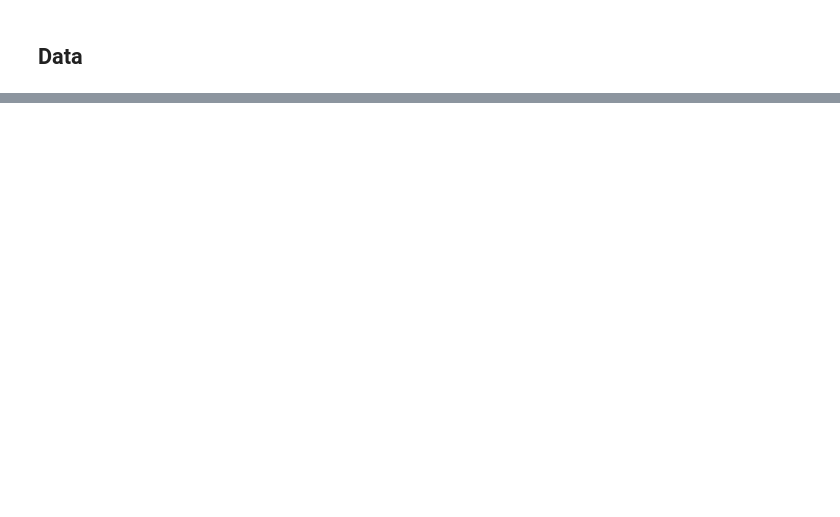
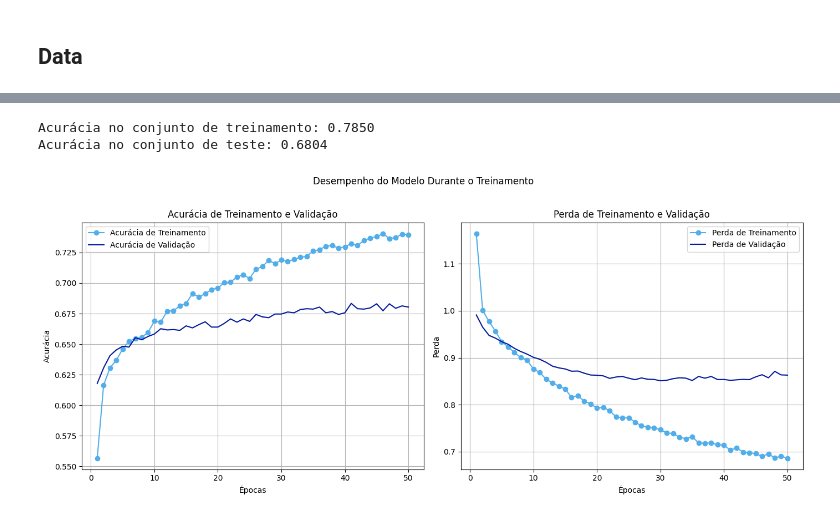
Before and after one commit to leticiatavaresds/Analysis-of-Songs-in-Portuguese, a Jupyter notebook: 02_Analysis/04_Best_Model.ipynb, the cells around one changed output, grey strips where cells are left out. Drawn from its saved outputs; the diff is of its cells as text; code cells hidden in the pictures; blank space fills up the shorter version.

```diff
--- a/02_Analysis/04_Best_Model.ipynb
+++ b/02_Analysis/04_Best_Model.ipynb
@@ -216,0 +114,17 @@ plt.show()
+# %%
+# Inicialize o modelo
+model = create_nn_model(
+    dense_sizes=params["dense_sizes"],
+    dropout_rate=params["dropout_rate"],
+    input_shape=X.shape[1],  # Substitua pelo tamanho real do input
+    output_shape=y.shape[1],  # Número de classes
+)
+
+# Treine o modelo e salve o histórico
+history = model.fit(
+    X_train_scaled,
+    y_train,
+    epochs=50,
+    batch_size=params["batch_size"],  # Ajuste o batch_size conforme necessário
+    validation_data=(X_test_scaled, y_test)
+)
@@ -216,0 +149,49 @@ plt.show()
+# %%
+# Avaliar o modelo no conjunto de treinamento
+train_loss, train_accuracy = model.evaluate(X_train_scaled, y_train, verbose=0)
+print(f'Acurácia no conjunto de treinamento: {train_accuracy:.4f}')
+
+# Avaliar o modelo no conjunto de teste
+test_loss, test_accuracy = model.evaluate(X_test_scaled, y_test, verbose=0)
+print(f'Acurácia no conjunto de teste: {test_accuracy:.4f}')
+
+# Extraindo os dados de acurácia e perda do histórico
+train_acc = history.history['accuracy']
+val_acc = history.history['val_accuracy']
+train_loss = history.history['loss']
+val_loss = history.history['val_loss']
+
+# Definindo o número de épocas
+epochs = range(1, len(train_acc) + 1)
+
+# Criar a figura e os eixos
+fig, (ax1, ax2) = plt.subplots(1, 2, figsize=(14, 6))
+
+# Plotar a acurácia
+ax1.plot(epochs, train_acc, color='#52aeea', marker='o', label='Acurácia de Treinamento')
+ax1.plot(epochs, val_acc, color = '#04199d', label='Acurácia de Validação')
+ax1.set_title('Acurácia de Treinamento e Validação')
+ax1.set_xlabel('Épocas')
+ax1.set_ylabel('Acurácia')
+ax1.legend()
+ax1.grid(True)
+
+# Plotar a perda
+ax2.plot(epochs, train_loss, color='#52aeea', marker='o',label='Perda de Treinamento')
+ax2.plot(epochs, val_loss, color = '#04199d', label='Perda de Validação')
+ax2.set_title('Perda de Treinamento e Validação')
+ax2.set_xlabel('Épocas')
+ax2.set_ylabel('Perda')
+ax2.legend()
+ax2.grid(True)
+
+# Título geral da figura
+fig.suptitle('Desempenho do Modelo Durante o Treinamento')
+
+# Ajustar layout e exibir os gráficos
+plt.tight_layout(rect=[0, 0, 1, 0.96])  # Ajustar o layout para o título geral
+plt.show()
+# %% [output]
+Acurácia no conjunto de treinamento: 0.7850
+Acurácia no conjunto de teste: 0.6804
+[figure, added]
```
Also changed, not shown: parts of 24 cells of this notebook, 32 other files.
